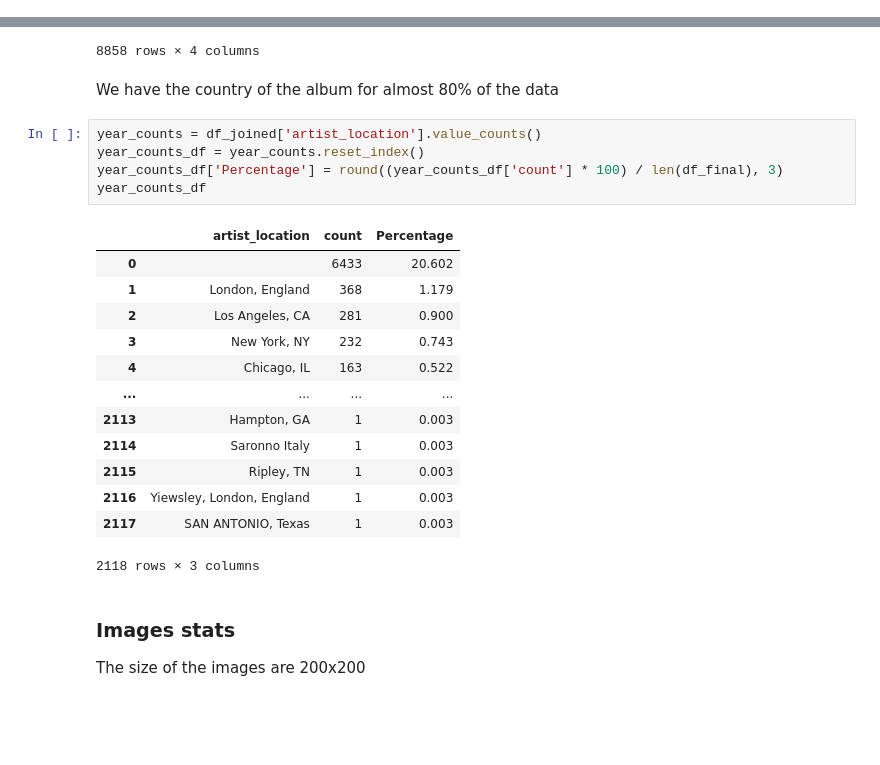
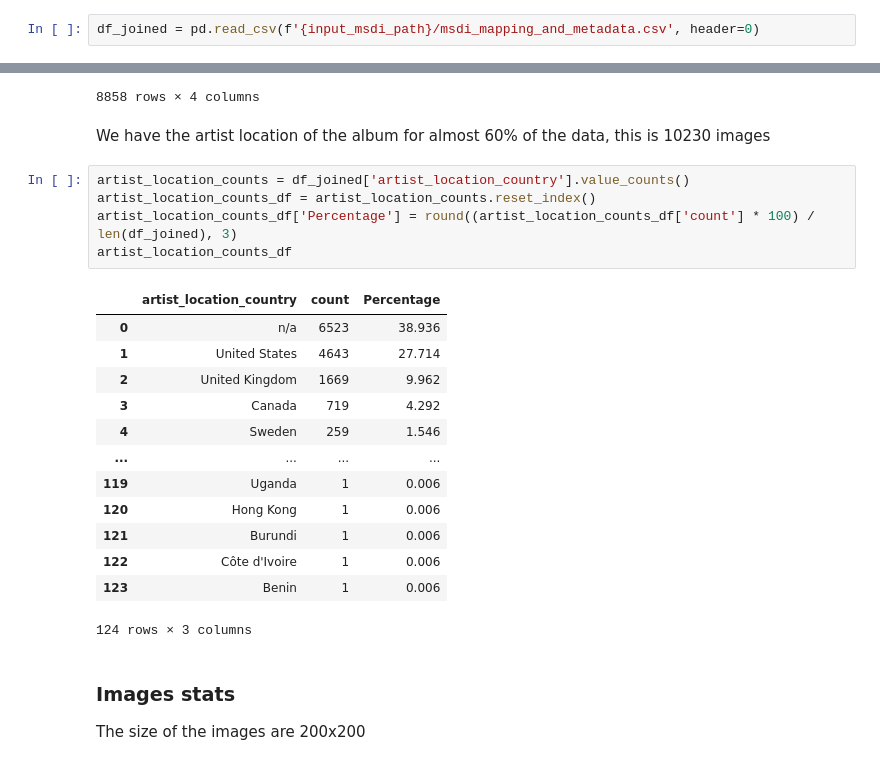
Before and after one commit to SAndrade2209/albumcoverspracticalwork, a Jupyter notebook: msdi_dataset_analysis.ipynb, the cells around one changed output, grey strips where cells are left out. Saved outputs shown, nothing was run; the diff lists cells and outputs as text; blank space fills up the shorter version.

```diff
--- a/msdi_dataset_analysis.ipynb
+++ b/msdi_dataset_analysis.ipynb
@@ -297,6 +269,8 @@ df_joined
 df_joined.to_csv(f"{input_msdi_path}/msdi_mapping_and_metadata.csv", index=False)
 # %% [markdown]
 ## Stats
+# %%
+df_joined = pd.read_csv(f'{input_msdi_path}/msdi_mapping_and_metadata.csv', header=0)
 # %% [markdown]
 ### Genre distribution
 Genre distribution, the most common genre in this data set is Rock with 23.22% of the images, followed by Electronic (15.19%) and Pop (10.98%)
@@ -367,26 +341,26 @@ artirst_counts_df
 | 16752 | AR5MK521187B98E0B8 | Heaven 17 | 1 | 0.003 |
 8858 rows × 4 columns
 # %% [markdown]
-We have the country of the album for almost 80% of the data
+We have the artist location of the album for almost 60% of the data, this is 10230 images
-# %%
-year_counts = df_joined['artist_location'].value_counts()
-year_counts_df = year_counts.reset_index()
-year_counts_df['Percentage'] = round((year_counts_df['count'] * 100) / len(df_final), 3)
-year_counts_df
-# %% [output]
-|  | artist_location | count | Percentage |
-| 0 |  | 6433 | 20.602 |
-| 1 | London, England | 368 | 1.179 |
-| 2 | Los Angeles, CA | 281 | 0.900 |
-| 3 | New York, NY | 232 | 0.743 |
-| 4 | Chicago, IL | 163 | 0.522 |
-| ... | ... | ... | ... |
-| 2113 | Hampton, GA | 1 | 0.003 |
-| 2114 | Saronno Italy | 1 | 0.003 |
-| 2115 | Ripley, TN | 1 | 0.003 |
-| 2116 | Yiewsley, London, England | 1 | 0.003 |
-| 2117 | SAN ANTONIO, Texas | 1 | 0.003 |
-2118 rows × 3 columns
+# %%
+artist_location_counts = df_joined['artist_location_country'].value_counts()
+artist_location_counts_df = artist_location_counts.reset_index()
+artist_location_counts_df['Percentage'] = round((artist_location_counts_df['count'] * 100) / len(df_joined), 3)
+artist_location_counts_df
+# %% [output]
+|  | artist_location_country | count | Percentage |
+| 0 | n/a | 6523 | 38.936 |
+| 1 | United States | 4643 | 27.714 |
+| 2 | United Kingdom | 1669 | 9.962 |
+| 3 | Canada | 719 | 4.292 |
+| 4 | Sweden | 259 | 1.546 |
+| ... | ... | ... | ... |
+| 119 | Uganda | 1 | 0.006 |
+| 120 | Hong Kong | 1 | 0.006 |
+| 121 | Burundi | 1 | 0.006 |
+| 122 | Côte d'Ivoire | 1 | 0.006 |
+| 123 | Benin | 1 | 0.006 |
+124 rows × 3 columns
 # %% [markdown]
 ### Images stats
 The size of the images are 200x200
```
Also changed, not shown: parts of 6 cells of this notebook, 7 other files.
